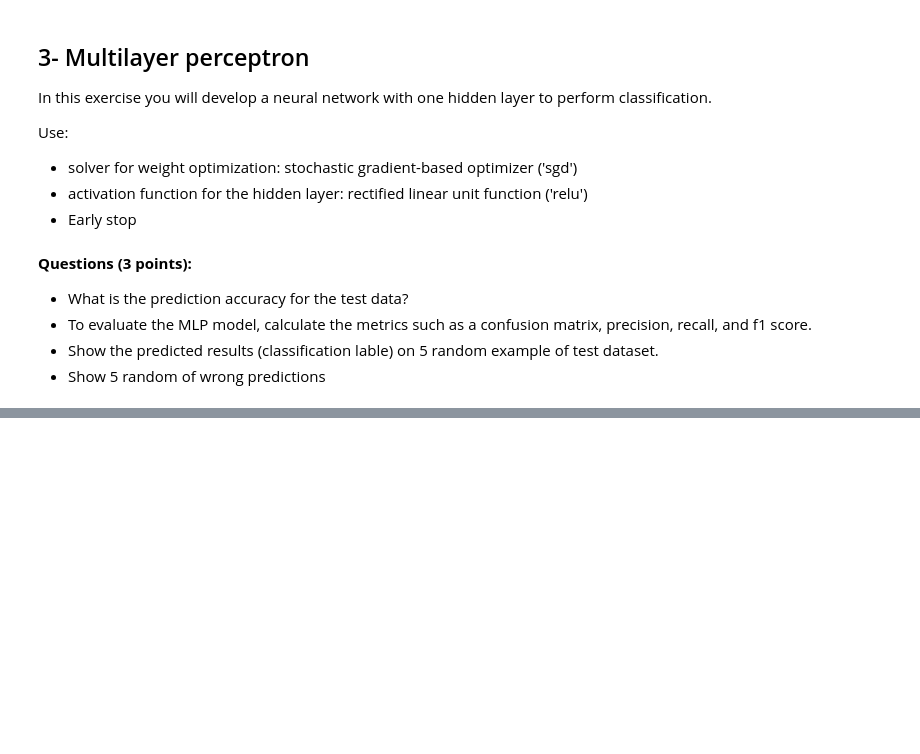
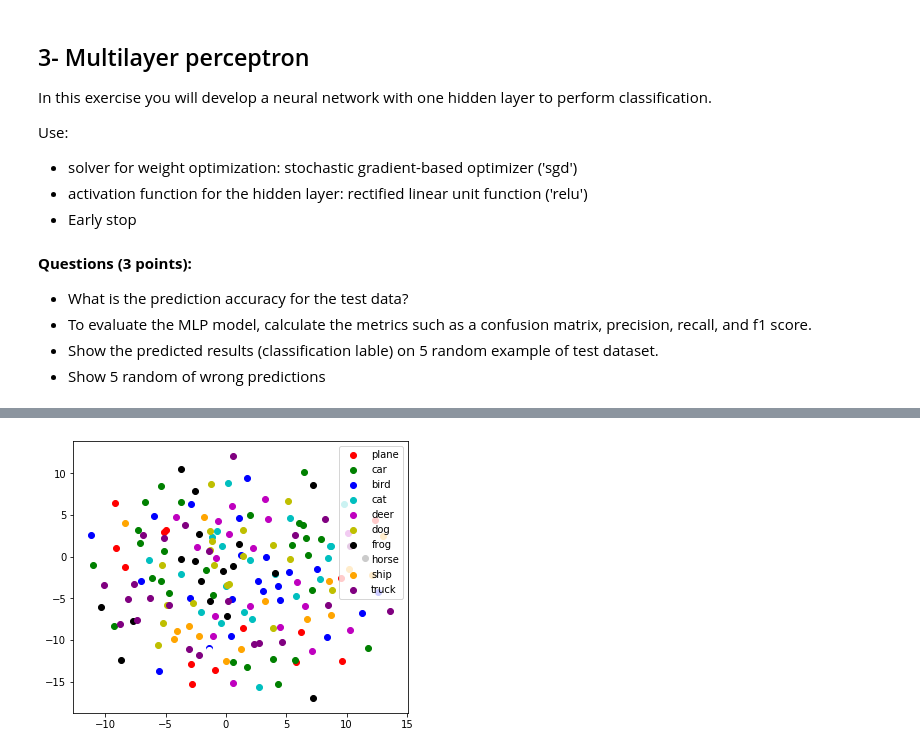
Before and after one commit to MesRot/ML_PL_Harkkatyo, a Jupyter notebook: Exercise_template.ipynb, the cells around one changed output, grey strips where cells are left out. Cells and saved outputs as stored; diff of their text form; code cells hidden in the pictures; blank space fills up the shorter version.

```diff
--- a/Exercise_template.ipynb
+++ b/Exercise_template.ipynb
@@ -312,13 +308,3 @@ Use:
 -  To evaluate the MLP model, calculate the metrics such as a confusion matrix, precision, recall, and f1 score.
 -  Show the predicted results (classification lable) on 5 random example of test dataset.
 - Show 5 random of wrong predictions
-# %%
-x_tra, x_tes, y_tra, y_tes = train_test_split(feature_vector, y_train, test_size=0.2, random_state=0)
-scores = np.zeros((50, 50))
-for j in tqdm(range(1, 51)):
-    for i in range(1, 51):
-        if i * 10 + j * 10 > 2 * 1054:
-            pass
-        mlp_model = MLPClassifier(solver='sgd', hidden_layer_sizes=(500, 200),
-                          activation='relu', early_stopping=True).fit(x_tra, y_tra) #Training the MLP-model
-        scores[i-1][j-1] = mlp.score()
@@ -376,0 +362,15 @@ plt.show()
+# %%
+from sklearn.manifold import TSNE
+tsne = TSNE(n_components=2, random_state=0)
+X_2d = tsne.fit_transform(feature_vector[0:200])
+plt.figure(figsize=(6, 5))
+y = y_train[0:200]
+
+target_ids = range(num_classes)
+colors = 'r', 'g', 'b', 'c', 'm', 'y', 'k', 'w', 'orange', 'purple'
+for i, c, label in zip(target_ids, colors, classes):
+    plt.scatter(X_2d[y == i, 0], X_2d[y == i, 1], c=c, label=label)
+plt.legend()
+plt.show()
+# %% [output]
+[figure, added]
```
Also changed, not shown: parts of 19 cells of this notebook.
